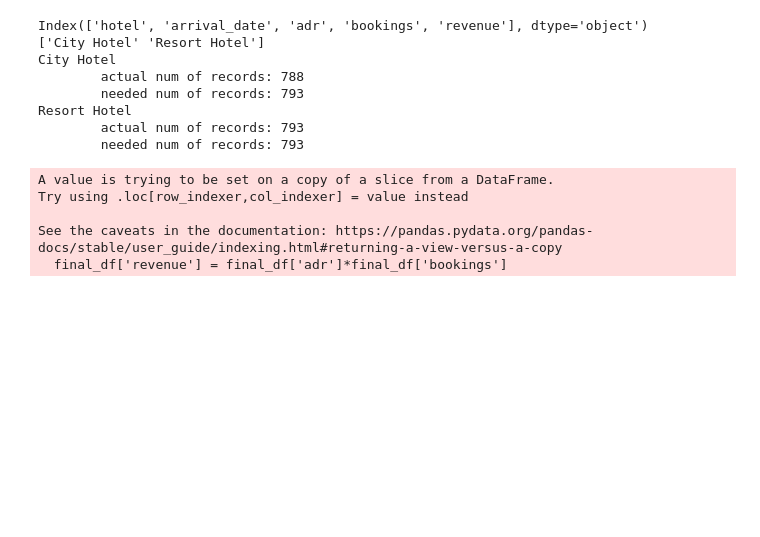
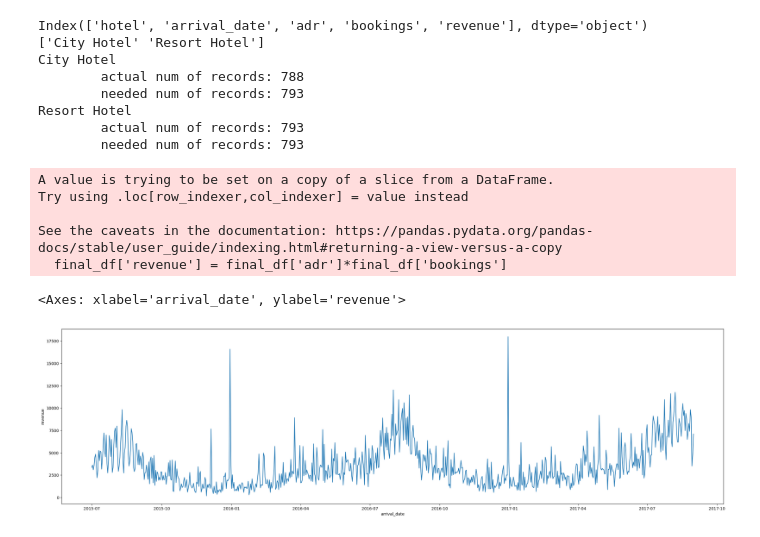
Before and after one commit to SanjayaElvitigala/hands_on_experiments_repo, a Jupyter notebook: time_series_work/RL_for_ts/initial_analysis_of_data.ipynb, the cells around one changed output. Cells and saved outputs as stored; diff of their text form; code cells hidden in the pictures; blank space fills up the shorter version.

```diff
--- a/time_series_work/RL_for_ts/initial_analysis_of_data.ipynb
+++ b/time_series_work/RL_for_ts/initial_analysis_of_data.ipynb
@@ -60,6 +62,7 @@ for h_type in final_df.hotel.unique():
     print('\tneeded num of records:', len(pd.date_range(start=min_arrival_dt, end=max_arrival_dt, freq='1D')))
 
 final_df = final_df[final_df.hotel=='Resort Hotel'].drop('hotel',axis=1).reset_index(drop=True)
+final_df = final_df.sort_values('arrival_date')
 # %% [output]
 Index(['hotel', 'arrival_date', 'adr', 'bookings', 'revenue'], dtype='object')
 ['City Hotel' 'Resort Hotel']
@@ -79,3 +82,9 @@ See the caveats in the documentation: https://pandas.pydata.org/pandas-docs/stab
 # max_arrival_dt = final_df.arrival_date.max()
 # check_dates = pd.DataFrame(pd.date_range(start=min_arrival_dt, end=max_arrival_dt, freq='1D')).rename(columns={0:'arrival_date'})
 # check_dates['dummy_col'] =0
+# %%
+plt.figure(figsize=(30,8))
+sns.lineplot(data=final_df,x='arrival_date', y='revenue')
+# %% [output]
+<Axes: xlabel='arrival_date', ylabel='revenue'>
+[figure, added]
```
Also changed, not shown: parts of 1 cell of this notebook, 4 other files.
